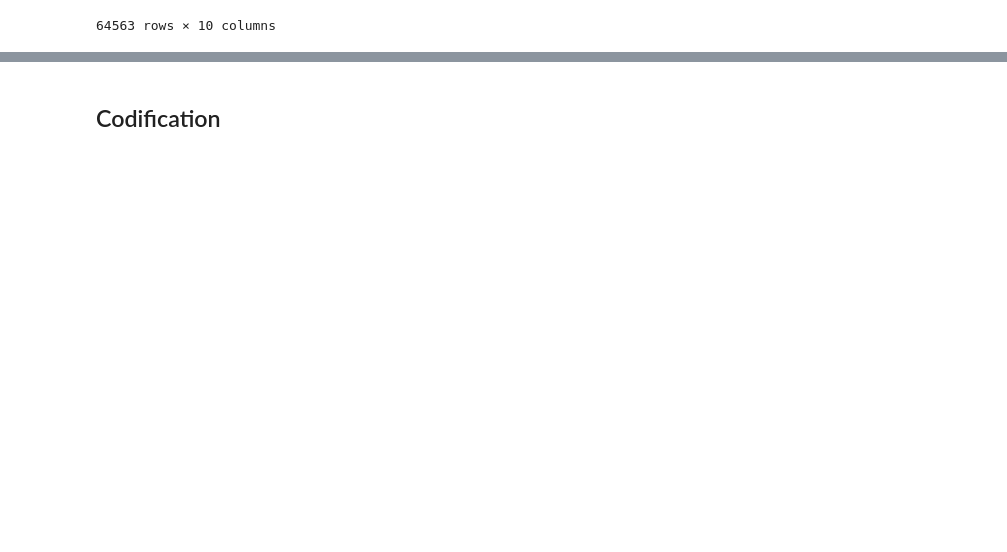
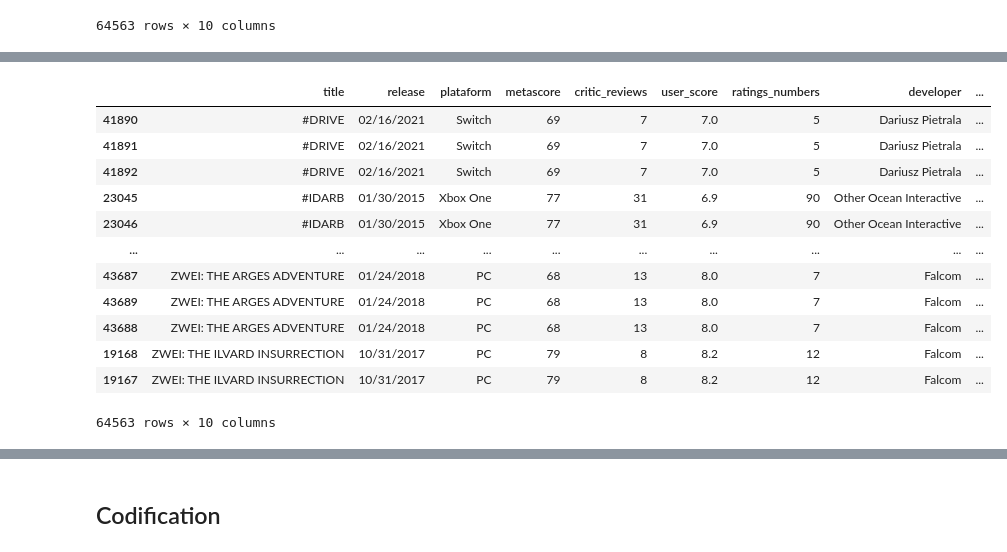
Before and after one commit to joaomoura05/Games-Classification, a Jupyter notebook: GamesClassificationModel.ipynb, the cells around one changed output, grey strips where cells are left out. Saved outputs shown, nothing was run; the diff lists cells and outputs as text; code cells hidden in the pictures; blank space fills up the shorter version.

```diff
--- a/GamesClassificationModel.ipynb
+++ b/GamesClassificationModel.ipynb
@@ -59,0 +51,16 @@ df.sort_values('ratings_numbers').head(15)
+# %%
+df.sort_values(by='title')
+# %% [output]
+|  | title | release | plataform | metascore | critic_reviews | user_score | ratings_numbers | developer | ... |
+| 41890 | #DRIVE | 02/16/2021 | Switch | 69 | 7 | 7.0 | 5 | Dariusz Pietrala | ... |
+| 41891 | #DRIVE | 02/16/2021 | Switch | 69 | 7 | 7.0 | 5 | Dariusz Pietrala | ... |
+| 41892 | #DRIVE | 02/16/2021 | Switch | 69 | 7 | 7.0 | 5 | Dariusz Pietrala | ... |
+| 23045 | #IDARB | 01/30/2015 | Xbox One | 77 | 31 | 6.9 | 90 | Other Ocean Interactive | ... |
+| 23046 | #IDARB | 01/30/2015 | Xbox One | 77 | 31 | 6.9 | 90 | Other Ocean Interactive | ... |
+| ... | ... | ... | ... | ... | ... | ... | ... | ... | ... |
+| 43687 | ZWEI: THE ARGES ADVENTURE | 01/24/2018 | PC | 68 | 13 | 8.0 | 7 | Falcom | ... |
+| 43689 | ZWEI: THE ARGES ADVENTURE | 01/24/2018 | PC | 68 | 13 | 8.0 | 7 | Falcom | ... |
+| 43688 | ZWEI: THE ARGES ADVENTURE | 01/24/2018 | PC | 68 | 13 | 8.0 | 7 | Falcom | ... |
+| 19168 | ZWEI: THE ILVARD INSURRECTION | 10/31/2017 | PC | 79 | 8 | 8.2 | 12 | Falcom | ... |
+| 19167 | ZWEI: THE ILVARD INSURRECTION | 10/31/2017 | PC | 79 | 8 | 8.2 | 12 | Falcom | ... |
+64563 rows × 10 columns
```
Also changed, not shown: parts of 27 cells of this notebook.
